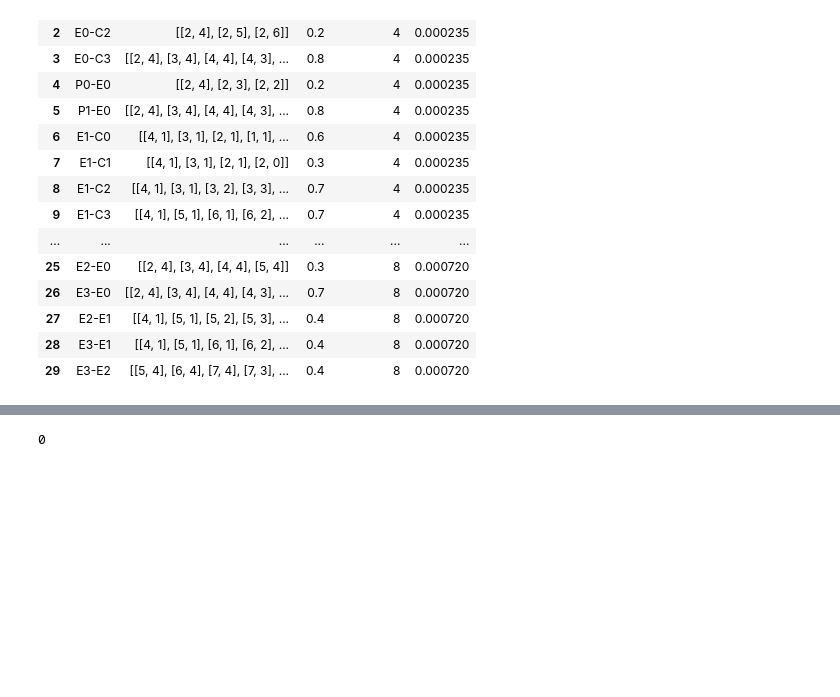
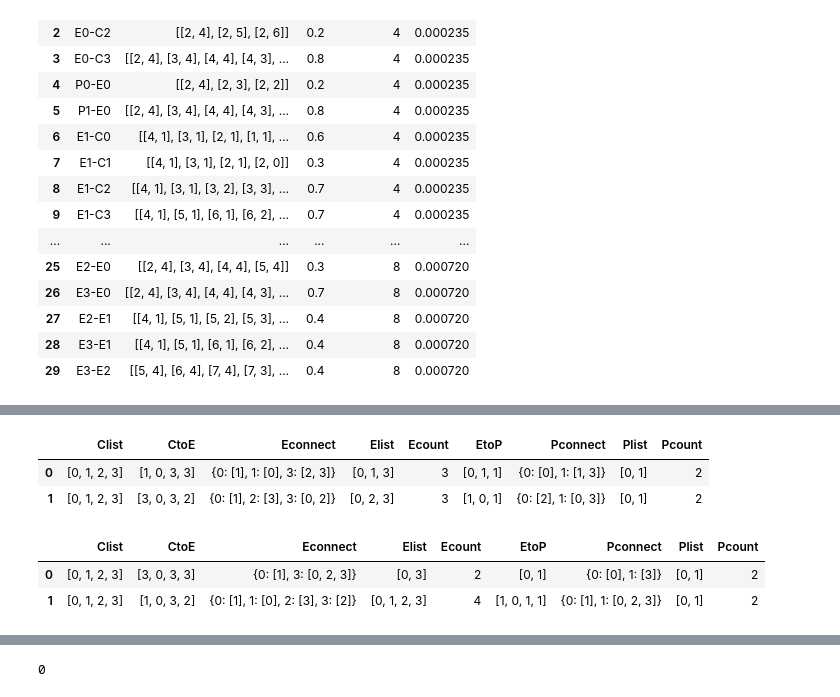
Before and after one commit to egos/valeo, a Jupyter notebook: New.ipynb, the cells around one changed output, grey strips where cells are left out. Cells and saved outputs as stored; diff of their text form; code cells hidden in the pictures; blank space fills up the shorter version.

```diff
--- a/New.ipynb
+++ b/New.ipynb
@@ -964,0 +1009,11 @@ algo.dfline
+# %%
+NewdfCrossOver = pd.DataFrame(AG_CrossOver(df[:2], algo))
+df[:2][col]
+NewdfCrossOver[col]
+# %% [output]
+|  | Clist | CtoE | Econnect | Elist | Ecount | EtoP | Pconnect | Plist | Pcount |
+| 0 | [0, 1, 2, 3] | [1, 0, 3, 3] | {0: [1], 1: [0], 3: [2, 3]} | [0, 1, 3] | 3 | [0, 1, 1] | {0: [0], 1: [1, 3]} | [0, 1] | 2 |
+| 1 | [0, 1, 2, 3] | [3, 0, 3, 2] | {0: [1], 2: [3], 3: [0, 2]} | [0, 2, 3] | 3 | [1, 0, 1] | {0: [2], 1: [0, 3]} | [0, 1] | 2 |
+|  | Clist | CtoE | Econnect | Elist | Ecount | EtoP | Pconnect | Plist | Pcount |
+| 0 | [0, 1, 2, 3] | [3, 0, 3, 3] | {0: [1], 3: [0, 2, 3]} | [0, 3] | 2 | [0, 1] | {0: [0], 1: [3]} | [0, 1] | 2 |
+| 1 | [0, 1, 2, 3] | [1, 0, 3, 2] | {0: [1], 1: [0], 2: [3], 3: [2]} | [0, 1, 2, 3] | 4 | [1, 0, 1, 1] | {0: [1], 1: [0, 2, 3]} | [0, 1] | 2 |
```
Also changed, not shown: parts of 10 cells of this notebook, 2 other files.
